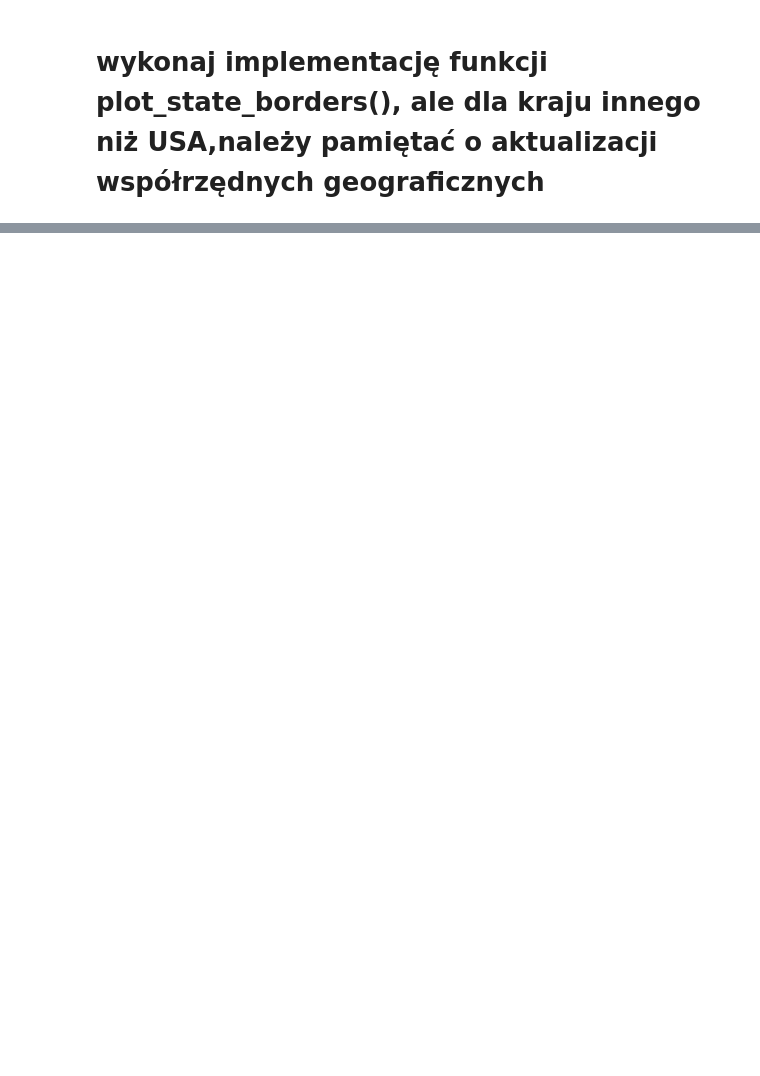
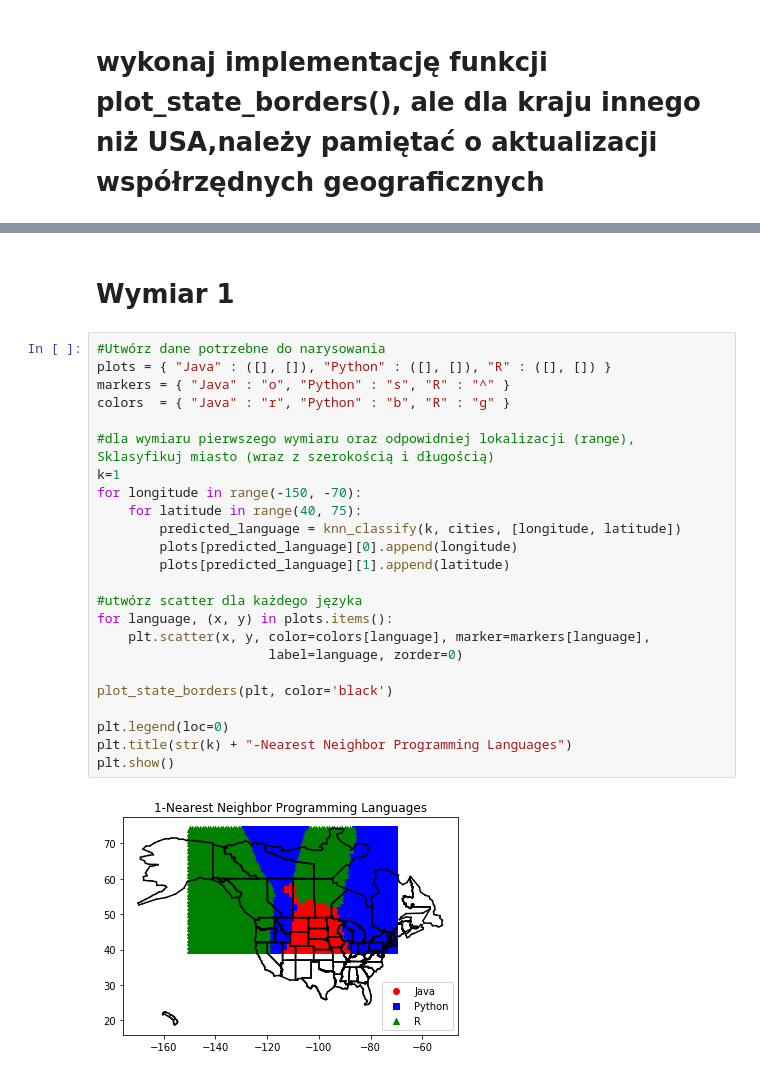
Before and after one commit to Jakub47/Przedmiot-DataScience, a Jupyter notebook: Lab8/Lab8Bergmann.ipynb, the cells around one changed output, grey strips where cells are left out. Saved outputs shown, nothing was run; the diff lists cells and outputs as text; blank space fills up the shorter version.

```diff
--- a/Lab8/Lab8Bergmann.ipynb
+++ b/Lab8/Lab8Bergmann.ipynb
@@ -61,0 +94,28 @@ plt.show()
+# %% [markdown]
+# Wymiar 1
+# %%
+#Utwórz dane potrzebne do narysowania
+plots = { "Java" : ([], []), "Python" : ([], []), "R" : ([], []) }
+markers = { "Java" : "o", "Python" : "s", "R" : "^" }
+colors  = { "Java" : "r", "Python" : "b", "R" : "g" }
+
+#dla wymiaru pierwszego wymiaru oraz odpowidniej lokalizacji (range), Sklasyfikuj miasto (wraz z szerokością i długością)
+k=1
+for longitude in range(-150, -70):
+    for latitude in range(40, 75):
+        predicted_language = knn_classify(k, cities, [longitude, latitude])
+        plots[predicted_language][0].append(longitude)
+        plots[predicted_language][1].append(latitude)
+
+#utwórz scatter dla każdego języka
+for language, (x, y) in plots.items():
+    plt.scatter(x, y, color=colors[language], marker=markers[language],
+                      label=language, zorder=0)
+
+plot_state_borders(plt, color='black')
+
+plt.legend(loc=0)
+plt.title(str(k) + "-Nearest Neighbor Programming Languages")
+plt.show()
+# %% [output]
+[figure, added]
```
Also changed, not shown: parts of 24 cells of this notebook, 4 other files.
